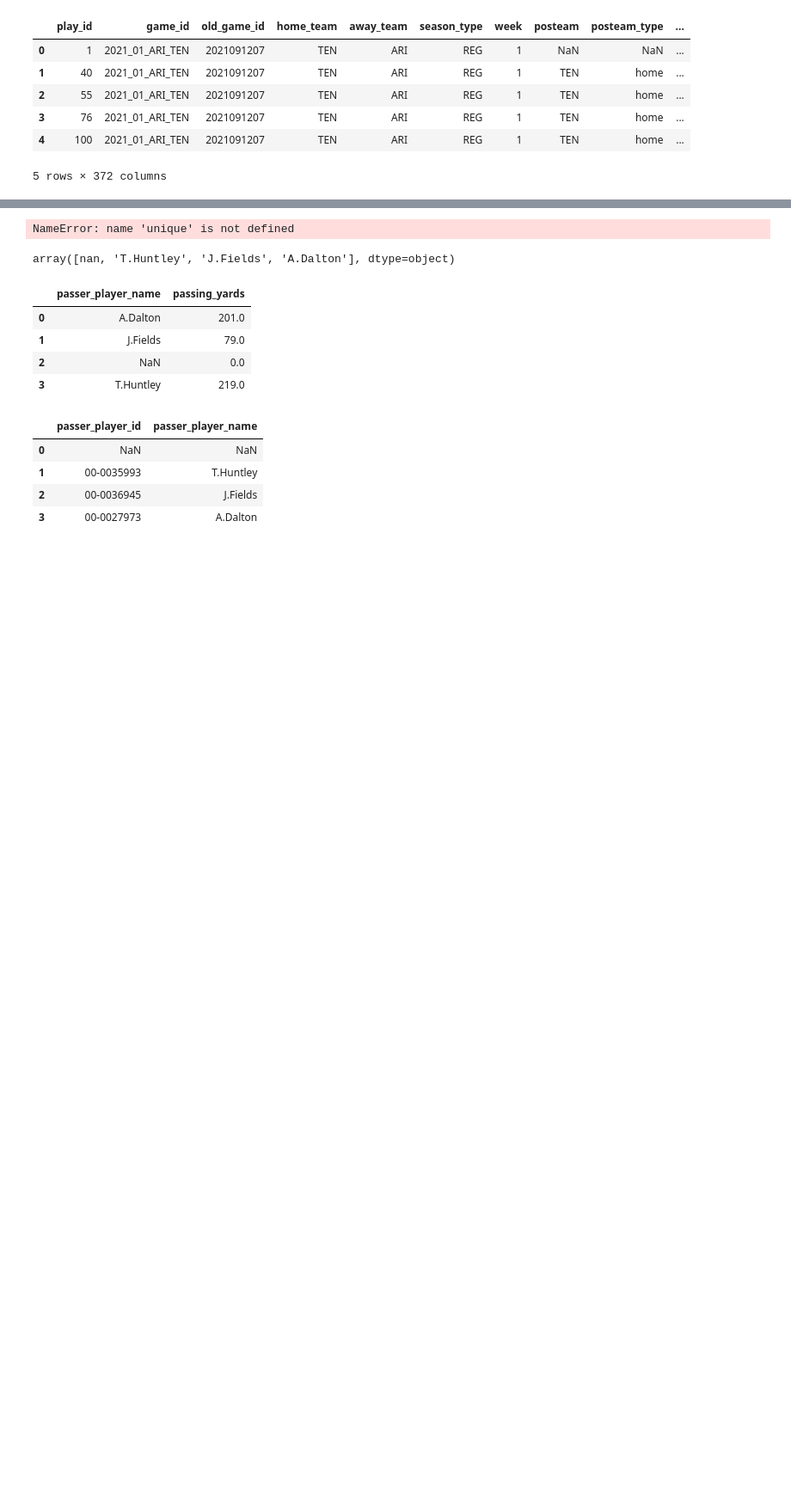
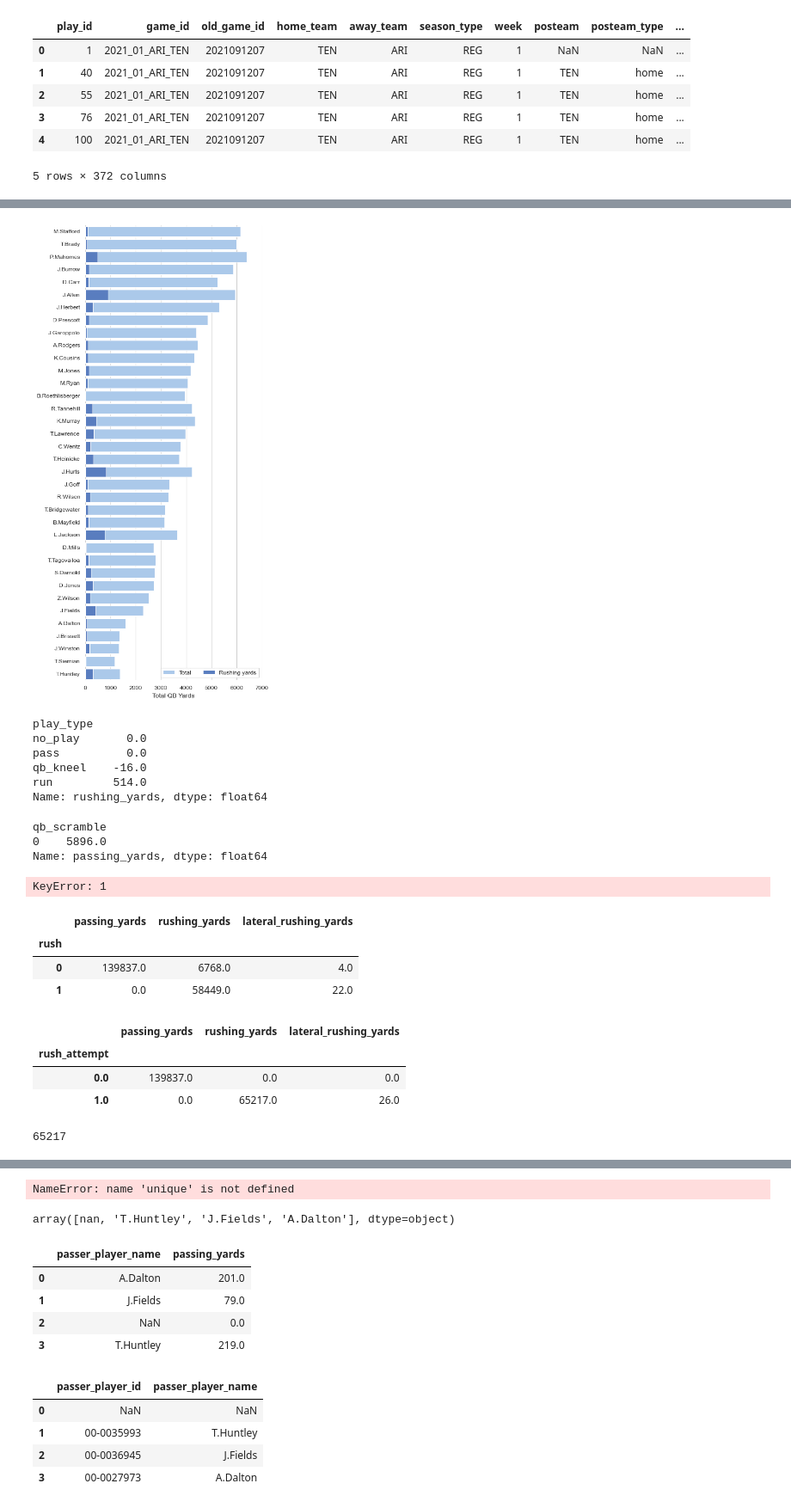
Before and after one commit to stokyv/nfl-utils, a Jupyter notebook: qb-analysis.ipynb, the cells around one changed output, grey strips where cells are left out. Shown: that part at 86% size. Cells and saved outputs as stored; diff of their text form; code cells hidden in the pictures; blank space fills up the shorter version.

```diff
--- a/qb-analysis.ipynb
+++ b/qb-analysis.ipynb
@@ -60,0 +83,8 @@ data.head()
+# %%
+#filter data
+r = data.groupby(['name'])[['passing_yards','rushing_yards', 'lateral_rushing_yards']].sum().reset_index()
+r = r.sort_values(by='passing_yards', ascending=False)
+#filter passers whose passing yards is >= 1000
+r = r[r.passing_yards >= 1000]
+r = r.drop('lateral_rushing_yards', axis=1).reset_index(drop=True)
+r['total_yards'] = r['passing_yards'] + r['rushing_yards']
@@ -60,0 +100,65 @@ data.head()
+# %%
+sns.set_theme(style="whitegrid")
+
+# Initialize the matplotlib figure
+f, ax = plt.subplots(figsize=(6, 15))
+
+# Load the example car crash dataset
+# crashes = sns.load_dataset("car_crashes").sort_values("total", ascending=False)
+
+# Plot the total crashes
+sns.set_color_codes("pastel")
+sns.barplot(x="total_yards", y="name", data=r,
+            label="Total", color="b")
+
+# Plot the crashes where alcohol was involved
+sns.set_color_codes("muted")
+sns.barplot(x="rushing_yards", y="name", data=r,
+            label="Rushing yards", color="b")
+
+# Add a legend and informative axis label
+ax.legend(ncol=2, loc="lower right", frameon=True)
+ax.set(#xlim=(0, 24),
+       ylabel="",
+       xlabel="Total QB Yards")
+sns.despine(left=True, bottom=True)
+# %% [output]
+[figure, added]
+# %%
+data[data.name=='P.Mahomes'].groupby('play_type')['rushing_yards'].sum()
+# %% [output]
+play_type
+no_play       0.0
+pass          0.0
+qb_kneel    -16.0
+run         514.0
+Name: rushing_yards, dtype: float64
+# %%
+r0.loc['P.Mahomes']
+# %% [output]
+qb_scramble
+0    5896.0
+Name: passing_yards, dtype: float64
+# %%
+r0.loc[:, 1]
+# %% [output]
+KeyError: 1
+# %%
+r1 = data.groupby(['rush'])[['passing_yards','rushing_yards', 'lateral_rushing_yards']].sum()
+r1
+# %% [output]
+|  | passing_yards | rushing_yards | lateral_rushing_yards |
+| rush |  |  |  |
+| 0 | 139837.0 | 6768.0 | 4.0 |
+| 1 | 0.0 | 58449.0 | 22.0 |
+# %%
+data.groupby(['rush_attempt'])[['passing_yards','rushing_yards', 'lateral_rushing_yards']].sum()
+# %% [output]
+|  | passing_yards | rushing_yards | lateral_rushing_yards |
+| rush_attempt |  |  |  |
+| 0.0 | 139837.0 | 0.0 | 0.0 |
+| 1.0 | 0.0 | 65217.0 | 26.0 |
+# %%
+58449+6768
+# %% [output]
+65217
```
Also changed, not shown: parts of 11 cells of this notebook, 3 other files.
